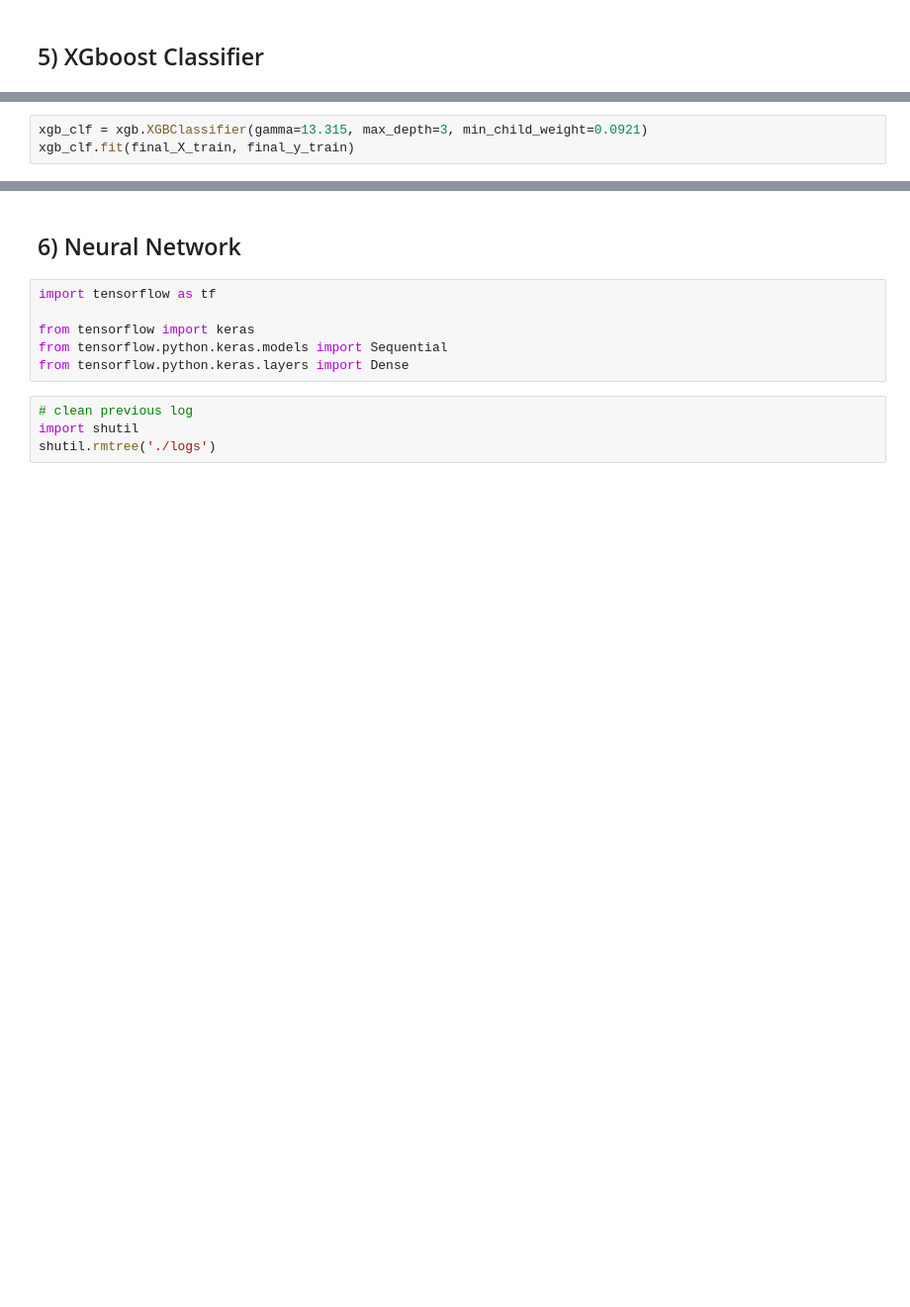
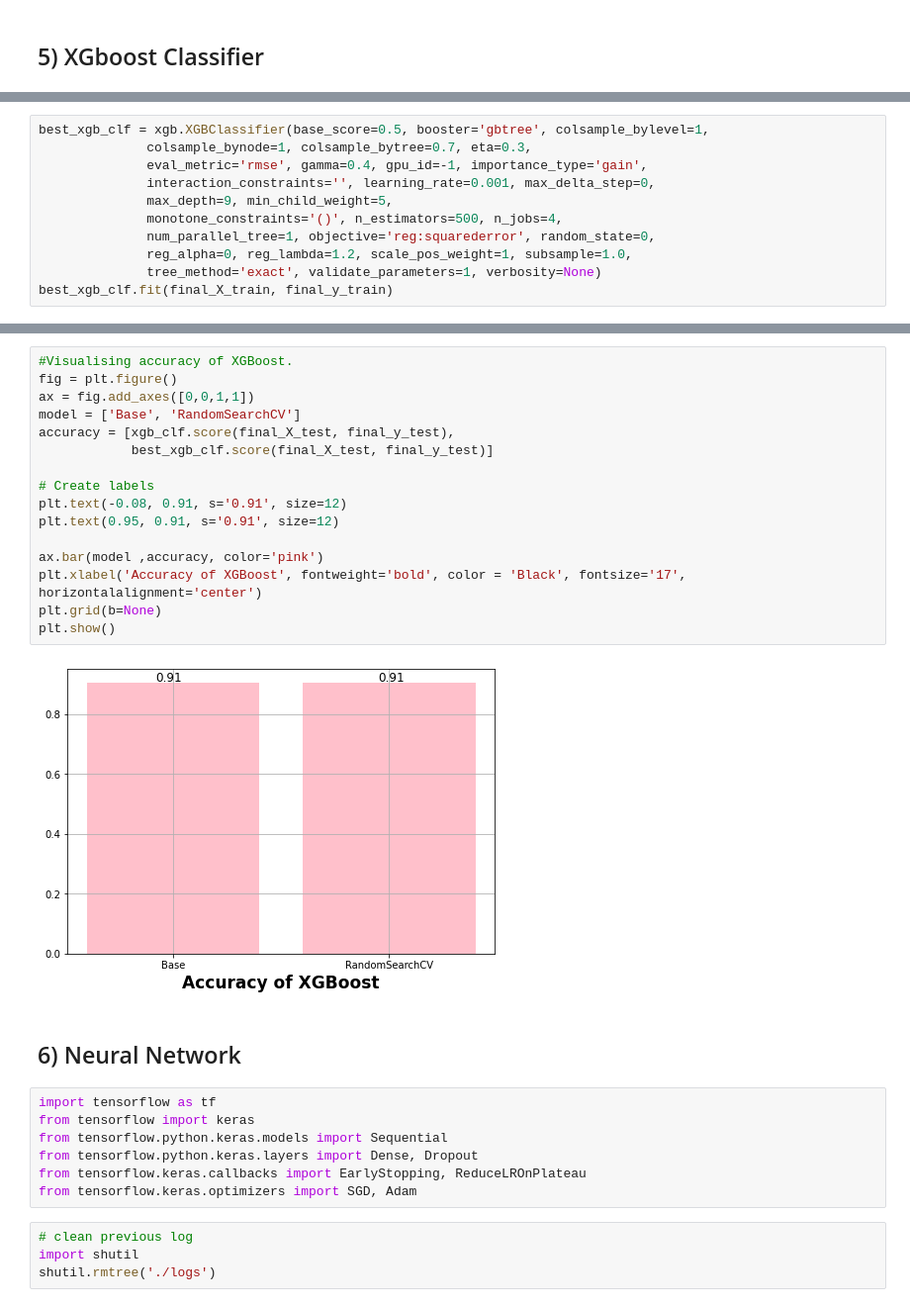
Before and after one commit to shunki-akiyama/HR-Analytics, a Jupyter notebook: HR Analytics.ipynb, the cells around one changed output, grey strips where cells are left out. Shown at 99% size. Drawn from its saved outputs; the diff is of its cells as text; blank space fills up the shorter version.

```diff
--- a/HR Analytics.ipynb
+++ b/HR Analytics.ipynb
@@ -1336,3 +1333,0 @@ Rebuild:  XGBClassifier(base_score=0.5, booster='gbtree', colsample_bylevel=1,
-# %%
-xgb_clf = xgb.XGBClassifier(gamma=13.315, max_depth=3, min_child_weight=0.0921)
-xgb_clf.fit(final_X_train, final_y_train)
@@ -1376,0 +1394,11 @@ weighted avg       0.90      0.88      0.87        32
+# %%
+best_xgb_clf = xgb.XGBClassifier(base_score=0.5, booster='gbtree', colsample_bylevel=1,
+              colsample_bynode=1, colsample_bytree=0.7, eta=0.3,
+              eval_metric='rmse', gamma=0.4, gpu_id=-1, importance_type='gain',
+              interaction_constraints='', learning_rate=0.001, max_delta_step=0,
+              max_depth=9, min_child_weight=5,
+              monotone_constraints='()', n_estimators=500, n_jobs=4,
+              num_parallel_tree=1, objective='reg:squarederror', random_state=0,
+              reg_alpha=0, reg_lambda=1.2, scale_pos_weight=1, subsample=1.0,
+              tree_method='exact', validate_parameters=1, verbosity=None)
+best_xgb_clf.fit(final_X_train, final_y_train)
@@ -1377,11 +1443,30 @@ weighted avg       0.90      0.88      0.87        32
+# %%
+#Visualising accuracy of XGBoost.
+fig = plt.figure()
+ax = fig.add_axes([0,0,1,1])
+model = ['Base', 'RandomSearchCV']
+accuracy = [xgb_clf.score(final_X_test, final_y_test),
+            best_xgb_clf.score(final_X_test, final_y_test)]
+
+# Create labels
+plt.text(-0.08, 0.91, s='0.91', size=12)
+plt.text(0.95, 0.91, s='0.91', size=12)
+
+ax.bar(model ,accuracy, color='pink')
+plt.xlabel('Accuracy of XGBoost', fontweight='bold', color = 'Black', fontsize='17', horizontalalignment='center')
+plt.grid(b=None)
+plt.show()
+# %% [output]
+[figure, added]
 # %% [markdown]
 ## 6) Neural Network
 # %%
 import tensorflow as tf
-
 from tensorflow import keras
 from tensorflow.python.keras.models import Sequential
-from tensorflow.python.keras.layers import Dense
+from tensorflow.python.keras.layers import Dense, Dropout
+from tensorflow.keras.callbacks import EarlyStopping, ReduceLROnPlateau
+from tensorflow.keras.optimizers import SGD, Adam
 # %%
 # clean previous log
 import shutil
```
Also changed, not shown: parts of 40 cells of this notebook.
